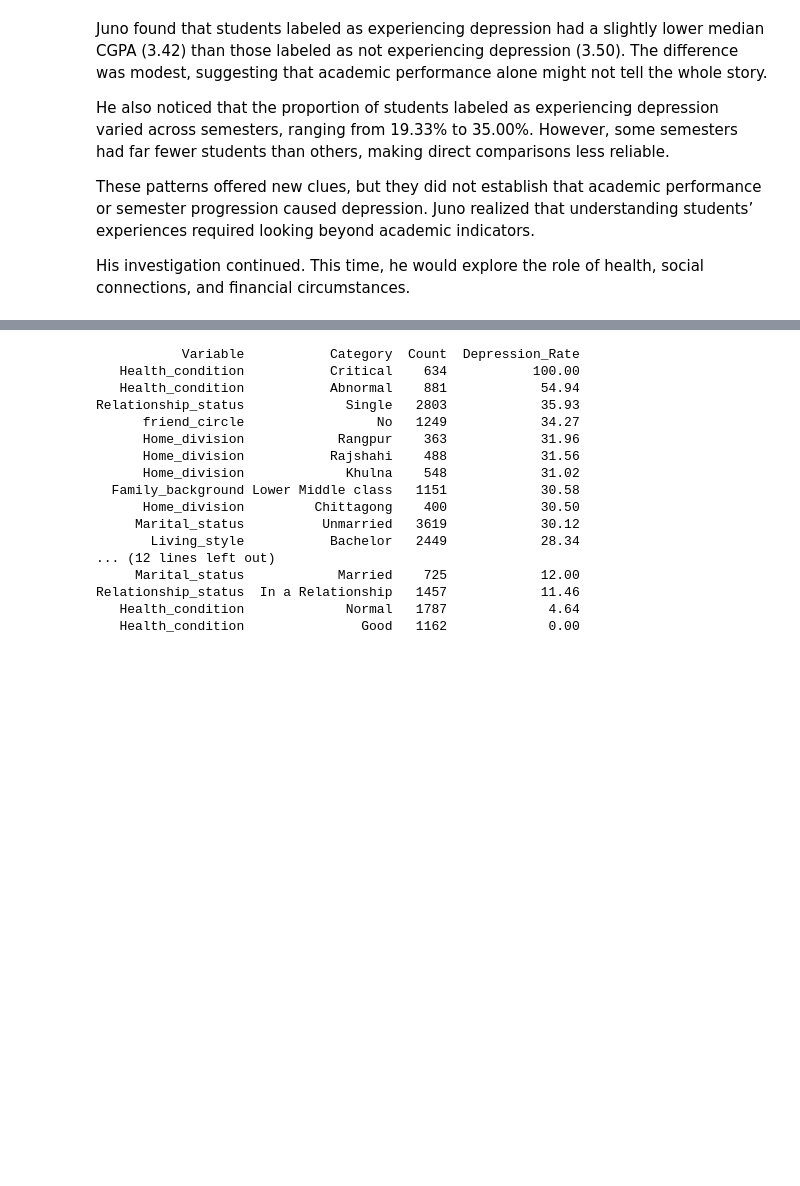
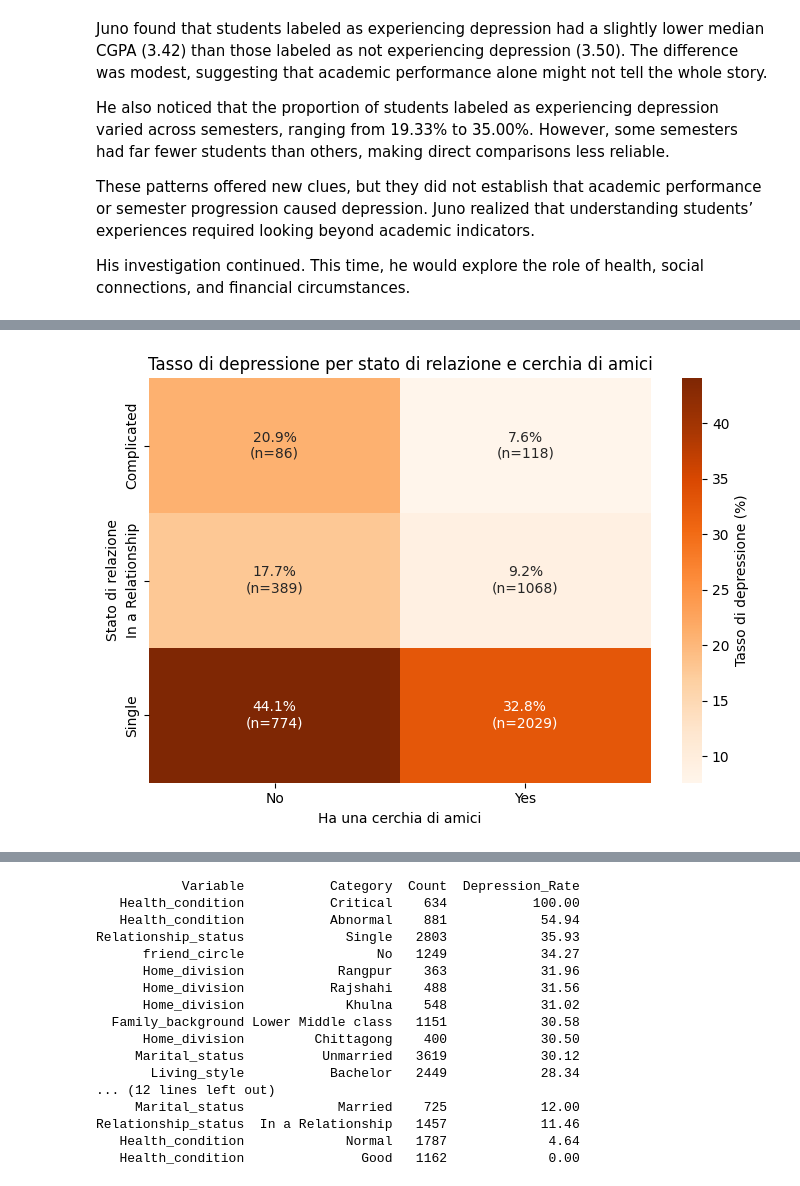
Before and after one commit to DinuIustinAdrian/final_project_data_science, a Jupyter notebook: juno-s-story-student-depression-eda-stats.ipynb, the cells around one changed output, grey strips where cells are left out. Saved outputs shown, nothing was run; the diff lists cells and outputs as text; code cells hidden in the pictures; blank space fills up the shorter version.

```diff
--- a/juno-s-story-student-depression-eda-stats.ipynb
+++ b/juno-s-story-student-depression-eda-stats.ipynb
@@ -367,0 +371,31 @@ With these clues in hand, Juno was ready to connect the findings and decide what
+# %%
+# Stato di relazione e cerchia di amici insieme
+rate = pd.crosstab(
+    df["Relationship_status"], df["friend_circle"],
+    values=(df["Depression"] == "Yes"), aggfunc="mean"
+).mul(100)
+
+n = pd.crosstab(df["Relationship_status"], df["friend_circle"])
+
+# Etichette delle celle: tasso e numero di studenti del gruppo
+labels = rate.round(1).astype(str) + "%\n(n=" + n.astype(str) + ")"
+
+fig, ax = plt.subplots(figsize=(7, 5))
+
+sns.heatmap(
+    rate,
+    annot=labels,
+    fmt="",
+    cmap="Oranges",
+    cbar_kws={"label": "Tasso di depressione (%)"},
+    ax=ax
+)
+
+ax.set_title("Tasso di depressione per stato di relazione e cerchia di amici")
+ax.set_xlabel("Ha una cerchia di amici")
+ax.set_ylabel("Stato di relazione")
+
+plt.tight_layout()
+plt.show()
+# %% [output]
+[figure, added]
```
Also changed, not shown: parts of 16 cells of this notebook.
